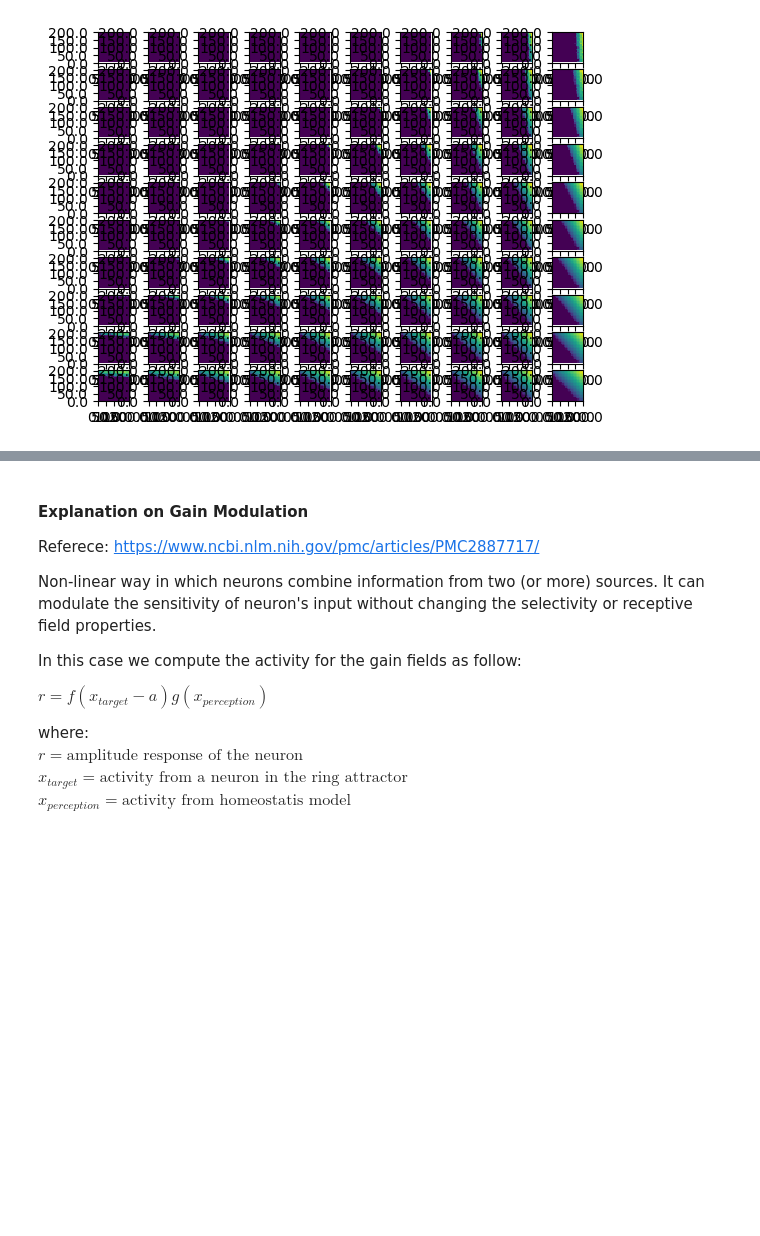
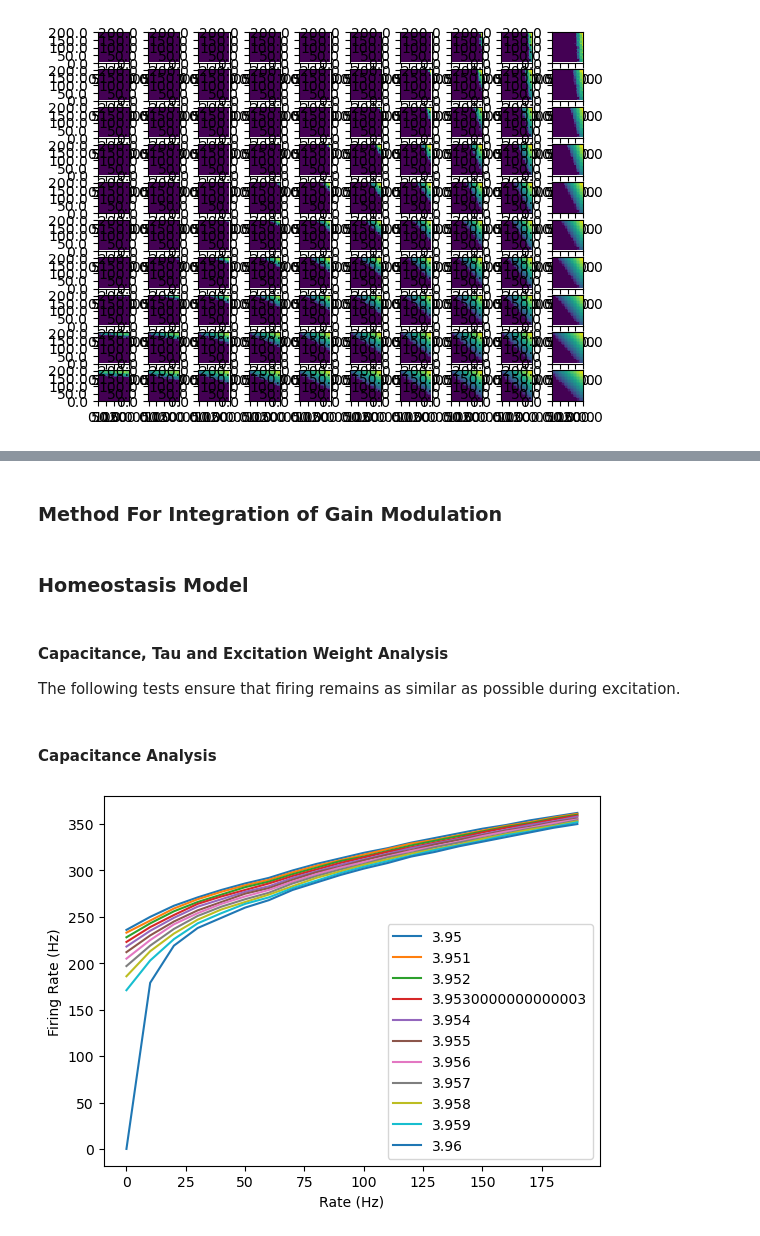
Before and after one commit to aung9htet/counting_snn, a Jupyter notebook: subitization_notebook.ipynb, the cells around one changed output, grey strips where cells are left out. Cells and saved outputs as stored; diff of their text form; code cells hidden in the pictures; blank space fills up the shorter version.

Commit message:
Update Homeostasis

```diff
--- a/subitization_notebook.ipynb
+++ b/subitization_notebook.ipynb
@@ -586,15 +600,2 @@ plt.show()
-# %% [markdown]
-#### Explanation on Gain Modulation
-
-Referece: https://www.ncbi.nlm.nih.gov/pmc/articles/PMC2887717/
-
-Non-linear way in which neurons combine information from two (or more) sources. It can modulate the sensitivity of neuron's input without changing the selectivity or receptive field properties.
-
-In this case we compute the activity for the gain fields as follow:
-
-$r = f(x_{target} - a) g(x_{perception}) $
-
-where:\
-$r = \text{amplitude response of the neuron}$ \
-$x_{target} = \text{activity from a neuron in the ring attractor}$ \
-$x_{perception} =\text{activity from homeostatis model}$
+# %% [markdown]
+### Method For Integration of Gain Modulation
@@ -600,0 +638,7 @@ $x_{perception} =\text{activity from homeostatis model}$
+# %% [markdown]
+### Homeostasis Model
+# %% [markdown]
+#### Capacitance, Tau and Excitation Weight Analysis
+The following tests ensure that firing remains as similar as possible during excitation.
+# %% [markdown]
+#### Capacitance Analysis
@@ -600,0 +687,17 @@ $x_{perception} =\text{activity from homeostatis model}$
+# %%
+plt.figure()
+capacitance_range = np.linspace(3.95, 3.96, 11)
+rate_range = range(0, 200, 10)
+record_fr = np.empty(0)
+for c in capacitance_range:
+    record_fr = np.empty(0)
+    for r in rate_range:
+        fr, _ = test_homeostasis_rates(r, c)
+        record_fr = np.append(record_fr, fr)
+    plt.plot(rate_range, record_fr, label=str(c))
+plt.legend()
+plt.xlabel("Rate (Hz)")
+plt.ylabel("Firing Rate (Hz)")
+plt.show()
+# %% [output]
+[figure, added]
```
Also changed, not shown: parts of 20 cells of this notebook.
